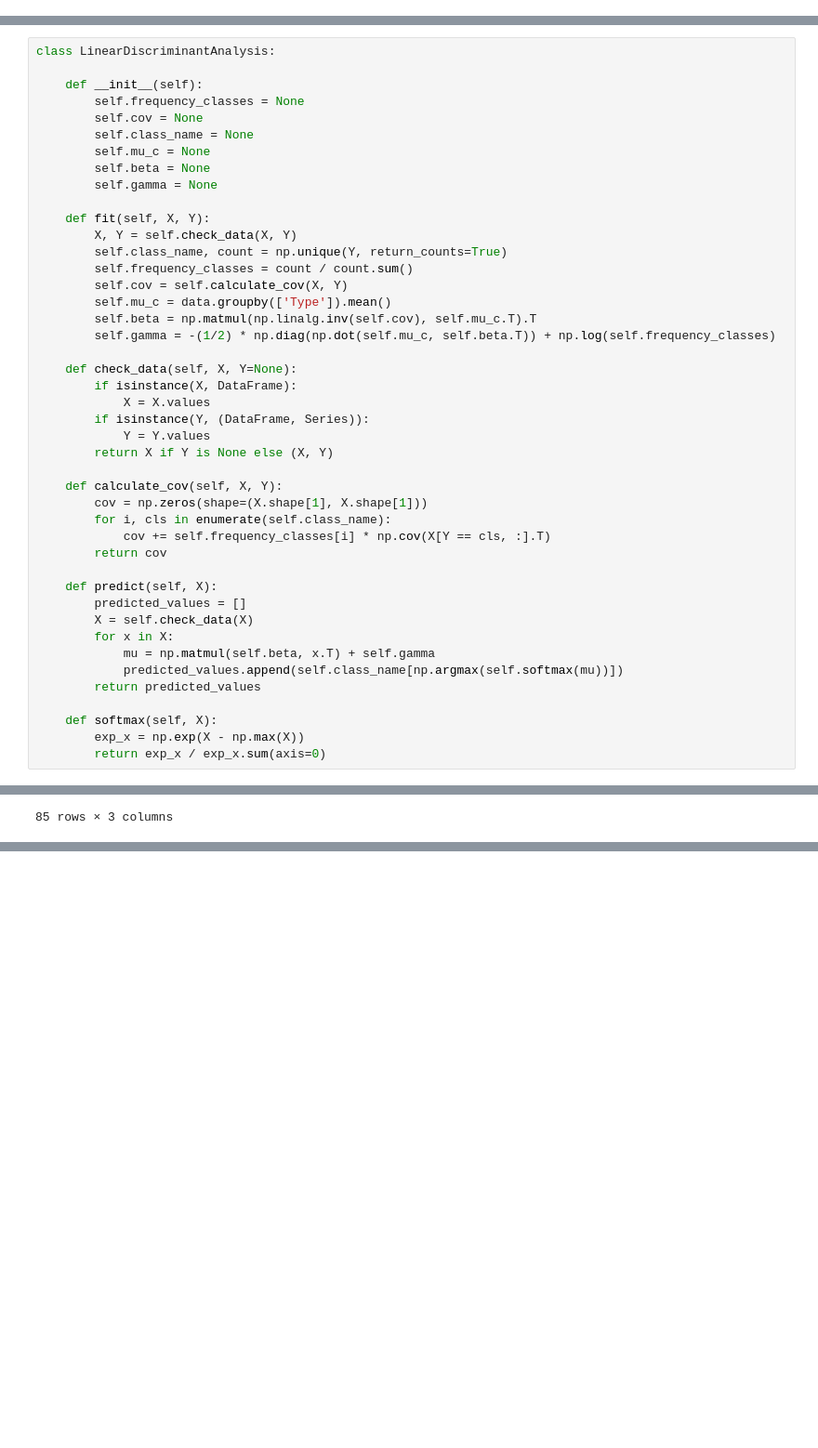
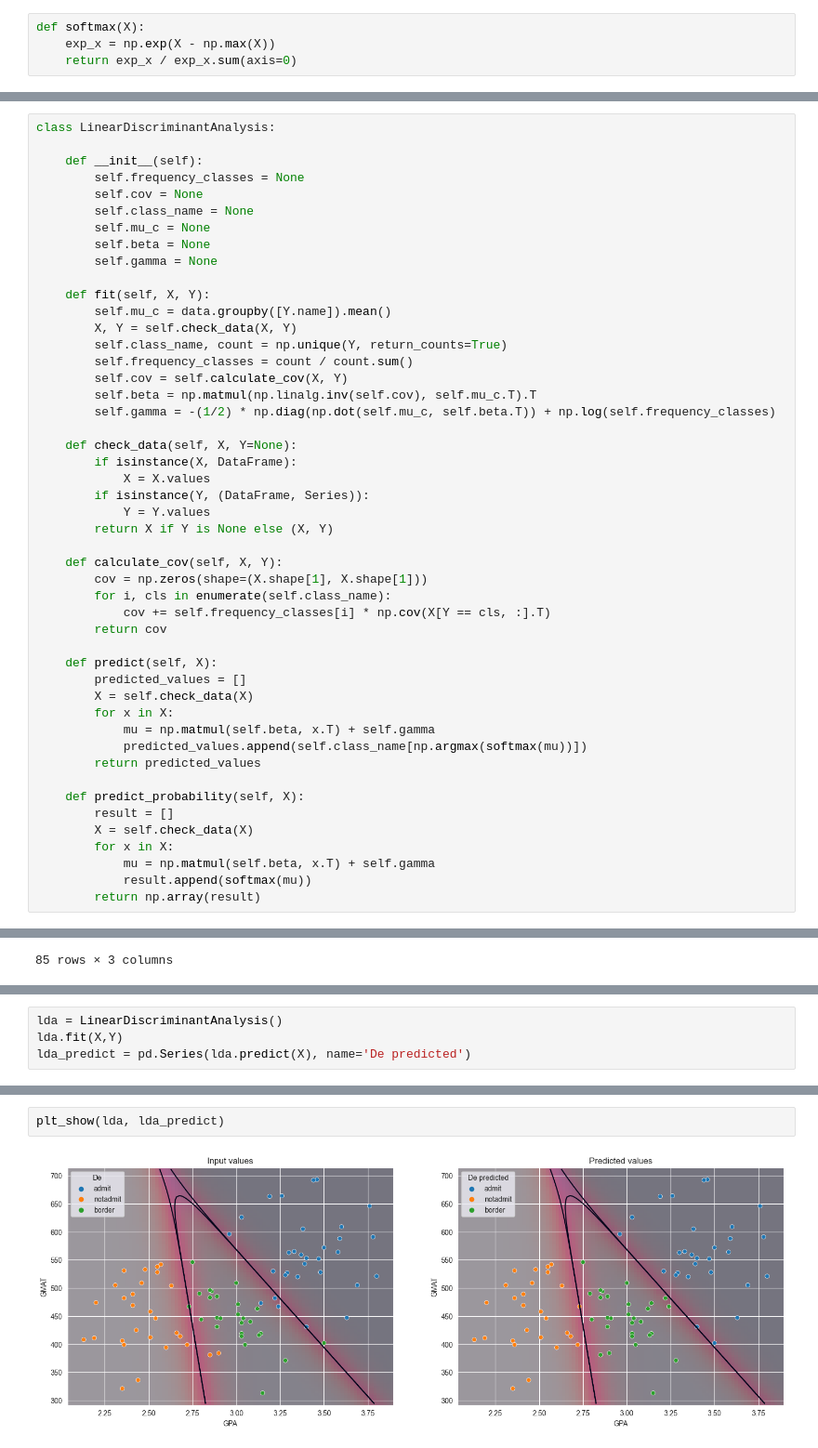
Before and after one commit to VitasVital/Bachelor_course, a Jupyter notebook: Maga2Sem/Data analysis/Task DA3/Gusev V.E. 09-235 DA3.ipynb, the cells around one changed output, grey strips where cells are left out. Shown at 93% size. Cells and saved outputs as stored; diff of their text form; blank space fills up the shorter version.

```diff
--- a/Maga2Sem/Data analysis/Task DA3/Gusev V.E. 09-235 DA3.ipynb
+++ b/Maga2Sem/Data analysis/Task DA3/Gusev V.E. 09-235 DA3.ipynb
@@ -29,3 +31,7 @@ data
 # %%
 Y = data['Type']
 X = data.drop(['Type'], axis=1)
+# %%
+def softmax(X):
+    exp_x = np.exp(X - np.max(X))
+    return exp_x / exp_x.sum(axis=0)
@@ -41,11 +78,11 @@ class LinearDiscriminantAnalysis:
         self.gamma = None
 
     def fit(self, X, Y):
+        self.mu_c = data.groupby([Y.name]).mean()
         X, Y = self.check_data(X, Y)
         self.class_name, count = np.unique(Y, return_counts=True)
         self.frequency_classes = count / count.sum()
         self.cov = self.calculate_cov(X, Y)
-        self.mu_c = data.groupby(['Type']).mean()
         self.beta = np.matmul(np.linalg.inv(self.cov), self.mu_c.T).T
         self.gamma = -(1/2) * np.diag(np.dot(self.mu_c, self.beta.T)) + np.log(self.frequency_classes)
 
@@ -67,12 +104,16 @@ class LinearDiscriminantAnalysis:
         X = self.check_data(X)
         for x in X:
             mu = np.matmul(self.beta, x.T) + self.gamma
-            predicted_values.append(self.class_name[np.argmax(self.softmax(mu))])
+            predicted_values.append(self.class_name[np.argmax(softmax(mu))])
         return predicted_values
 
-    def softmax(self, X):
-        exp_x = np.exp(X - np.max(X))
-        return exp_x / exp_x.sum(axis=0)
+    def predict_probability(self, X):
+        result = []
+        X = self.check_data(X)
+        for x in X:
+            mu = np.matmul(self.beta, x.T) + self.gamma
+            result.append(softmax(mu))
+        return np.array(result)
 # %%
 lda = LinearDiscriminantAnalysis()
 lda.fit(X,Y)
@@ -120,0 +161,4 @@ classify_points
+# %%
+lda = LinearDiscriminantAnalysis()
+lda.fit(X,Y)
+lda_predict = pd.Series(lda.predict(X), name='De predicted')
@@ -120,0 +173,4 @@ classify_points
+# %%
+plt_show(lda, lda_predict)
+# %% [output]
+[figure, added]
```
Also changed, not shown: parts of 13 cells of this notebook.
